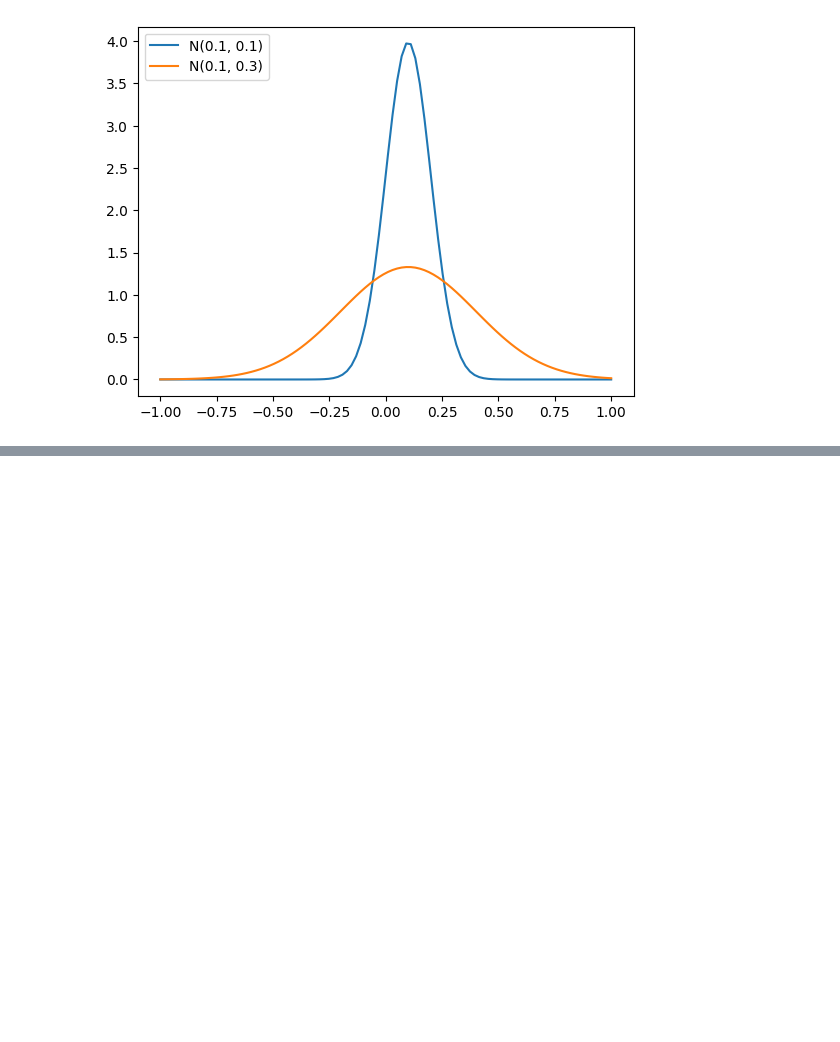
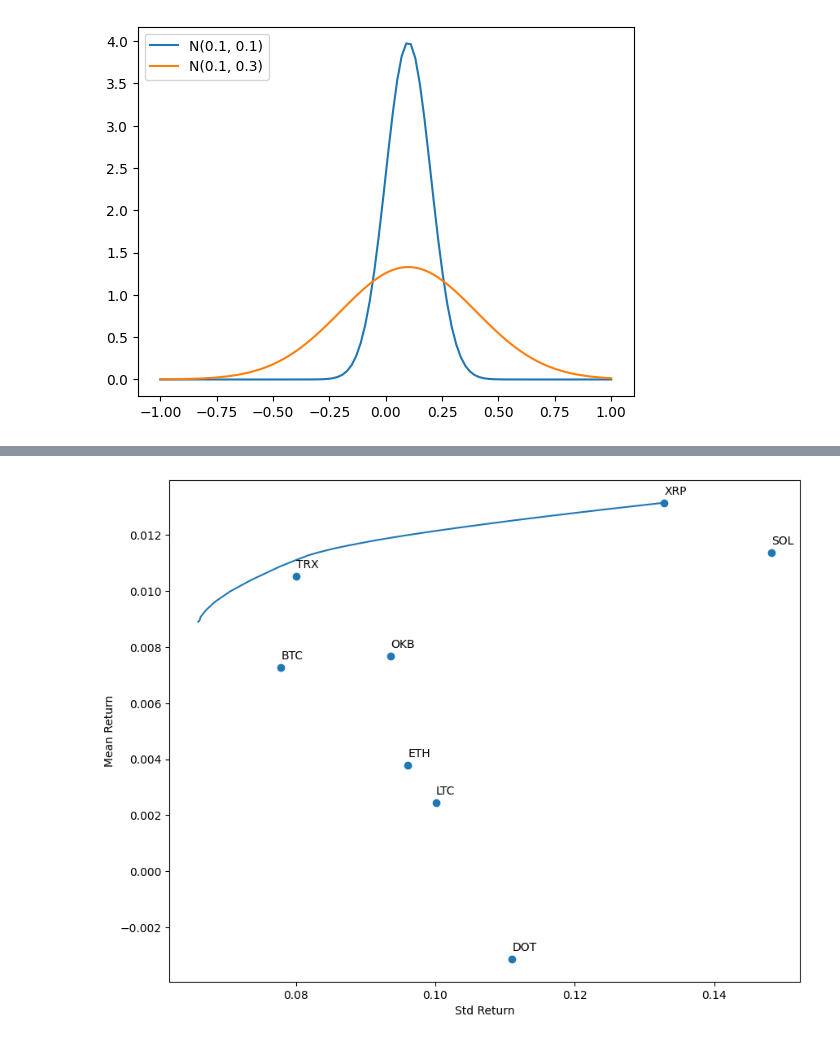
Before and after one commit to poluzerovT/Masters-thesis, a Jupyter notebook: notebooks/portfolio_examles.ipynb, the cells around one changed output, grey strips where cells are left out. Saved outputs shown, nothing was run; the diff lists cells and outputs as text; code cells hidden in the pictures; blank space fills up the shorter version.

```diff
--- a/notebooks/portfolio_examles.ipynb
+++ b/notebooks/portfolio_examles.ipynb
@@ -27,0 +42,10 @@ plt.savefig('../images/equal_mean.png')
+# %%
+days_shift = 7
+df_returns = df_prices.diff(days_shift) / df_prices.shift(days_shift)
+df_returns = df_returns[df_returns.isna().sum(axis=1) == 0]
+
+df_returns = df_returns[df_returns.index >= '2022-01-01']
+
+n_observations, n_assets = df_returns.shape
+print(n_observations, n_assets)
+df_returns.head()
@@ -27,0 +97,3 @@ plt.savefig('../images/equal_mean.png')
+# %%
+mu_hat = df_returns.mean().values
+mu_hat
@@ -27,0 +103,3 @@ plt.savefig('../images/equal_mean.png')
+# %%
+cov_hat = df_returns.cov().values
+cov_hat
@@ -27,0 +123,33 @@ plt.savefig('../images/equal_mean.png')
+# %%
+
+
+# риск-доходность
+fig, ax = plt.subplots(figsize=(10, 8))
+df = df_returns.describe().T
+
+for i, row in df.iterrows():
+    ax.annotate(i, (row['std'], row['mean'] + 0.0003))
+
+ax.scatter(df['std'], df['mean'])
+ax.set_xlabel('Std Return')
+ax.set_ylabel('Mean Return')
+# ax.set_xlim(0.05, 0.18)
+# ax.set_ylim(-0.005, 0.015)
+
+
+# tau_range = np.logspace(0, 6, 10)
+tau_range = np.linspace(0.0001, 10)
+xx = []
+yy = []
+for tau in tau_range:
+    port = mean_std_optimizer(mu_hat, cov_hat, tau)
+    mean_expect = np.dot(port, mu_hat).item()
+    std_expect = (port.T @ cov_hat @ port).item()**0.5
+    xx.append(std_expect)
+    yy.append(mean_expect)
+
+ax.plot(xx, yy)
+
+fig.savefig('../images/frontier_example.png')
+# %% [output]
+[figure, added]
```
Also changed, not shown: parts of 10 cells of this notebook, 5 other files.
